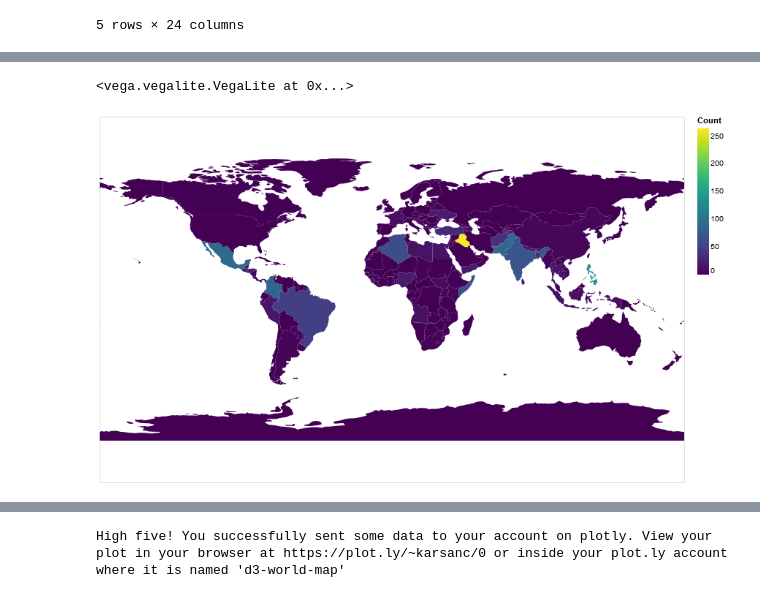
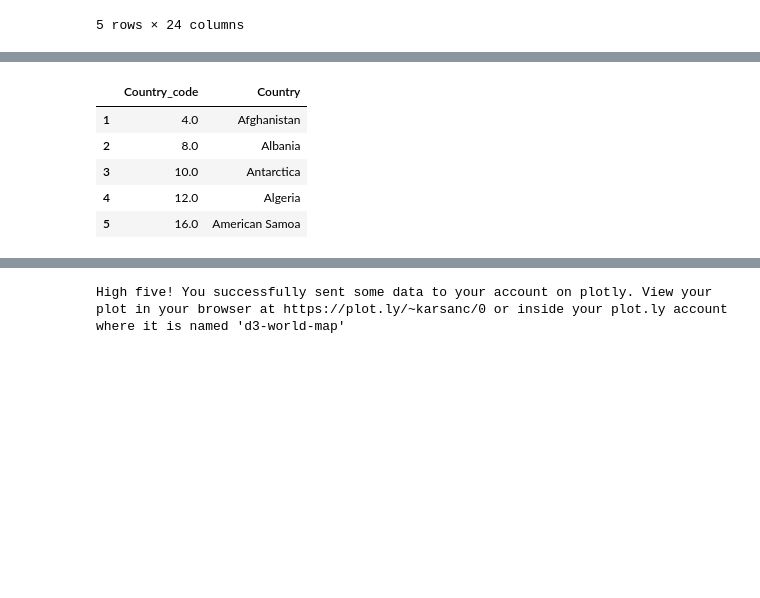
Before and after one commit to seashiva94/data_viz_project, a Jupyter notebook: mapColor.ipynb, the cells around one changed output, grey strips where cells are left out. Cells and saved outputs as stored; diff of their text form; code cells hidden in the pictures; blank space fills up the shorter version.

```diff
--- a/mapColor.ipynb
+++ b/mapColor.ipynb
@@ -121,16 +38,0 @@ countries = alt.topo_feature(data_vega.world_110m.url, 'countries')
-# %%
-alt.Chart(countries).mark_geoshape().project(
-    type='equirectangular'
-).transform_lookup(
-    lookup='id',
-    from_=alt.LookupData(result, 'Code', ['Count','Country','Code'])
-).encode(
-    color='Count:Q',
-    tooltip=['Country:N','Count:Q']
-).properties(
-    width=800,
-    height=500,
-)
-# %% [output]
-<vega.vegalite.VegaLite at 0x...>
-[figure, removed]
@@ -140,3 +39,12 @@ data['year'] = data.clean_dates.dt.to_period("Y")
+# %%
+df.head()
+# %% [output]
+|  | Country_code | Country |
+| 1 | 4.0 | Afghanistan |
+| 2 | 8.0 | Albania |
+| 3 | 10.0 | Antarctica |
+| 4 | 12.0 | Algeria |
+| 5 | 16.0 | American Samoa |
 # %%
 counts = data.groupby([data.year, data.Country_killed, data.Country_code, data.Alpha_3_codes]).size().reset_index(name='counts')
 # %%
```
Also changed, not shown: parts of 22 cells of this notebook, 1 other file.
